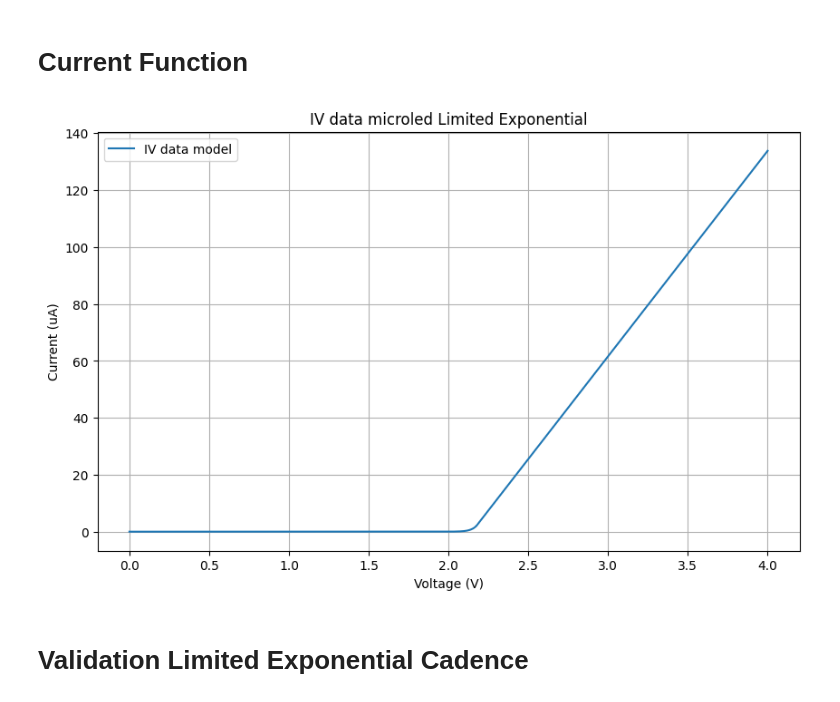
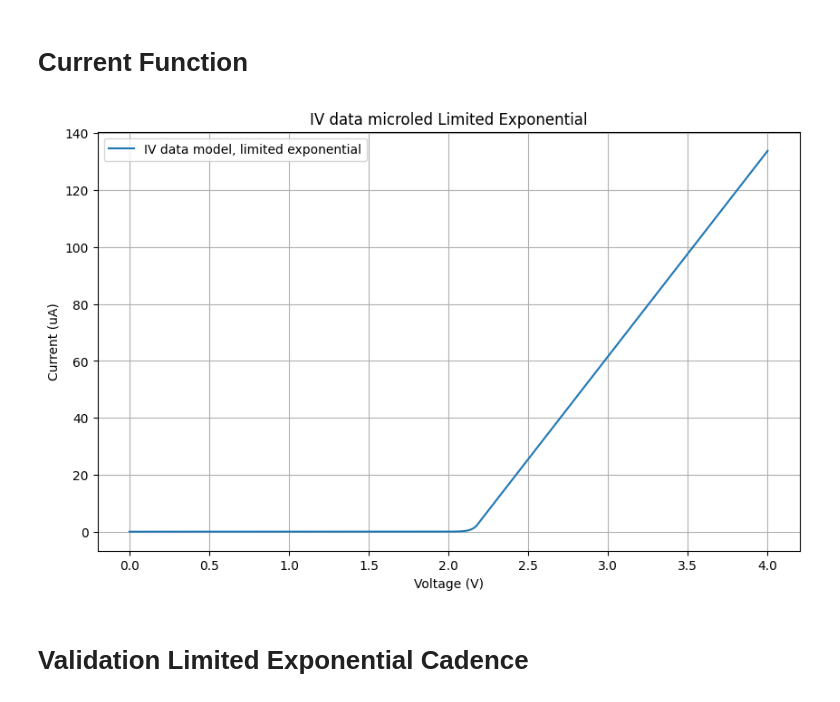
Before and after one commit to rgarmartins/lab3_eda, a Jupyter notebook: lab3.ipynb, the cells around one changed output. Saved outputs shown, nothing was run; the diff lists cells and outputs as text; code cells hidden in the pictures.

```diff
--- a/lab3.ipynb
+++ b/lab3.ipynb
@@ -73,22 +85,22 @@ intercept =  -0.0001549837382267023
 # %%
 v_threshold_microled = 2.18706
 
 def obtainId_microled_limited_exponential (v,Is, vt, n):
     return np.piecewise(v, [v < v_threshold_microled, v >= v_threshold_microled], [lambda v: Is * (np.exp((v-vt)/(n*ut_microled)) - 1), lambda v: slope_microled*v + intercept_microled])
 
 v_microled = np.linspace(0, 4, 1000)
 
 #plot the data for vgs between 0 and 4V
-plt.figure(2, figsize=(10, 6))
-plt.plot(v_microled, obtainId_microled_limited_exponential(v_microled, Is_microled, vt_microled, n_microled) * 1e6, label='IV data model')
+plt.figure(3, figsize=(10, 6))
+plt.plot(v_microled, obtainId_microled_limited_exponential(v_microled, Is_microled, vt_microled, n_microled) * 1e6, label='IV data model, limited exponential')
 plt.xlabel('Voltage (V)')
 plt.ylabel('Current (uA)')
 plt.legend(loc='best')
 plt.title('IV data microled Limited Exponential')
 plt.grid()
 plt.show()
 # %% [output]
-[figure, old version]
+[figure, new version]
 # %% [markdown]
 # Validation Limited Exponential Cadence
 # %%
```
Also changed, not shown: parts of 4 cells of this notebook.
